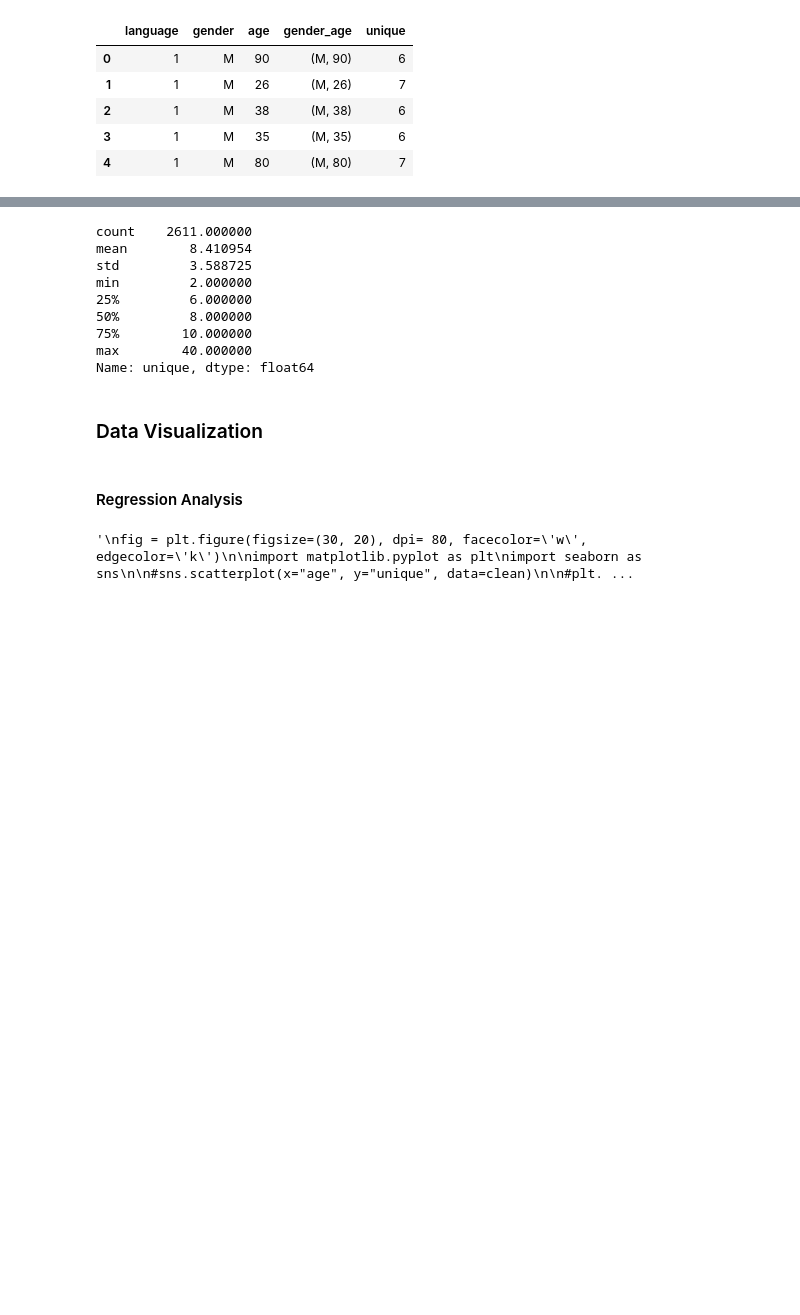
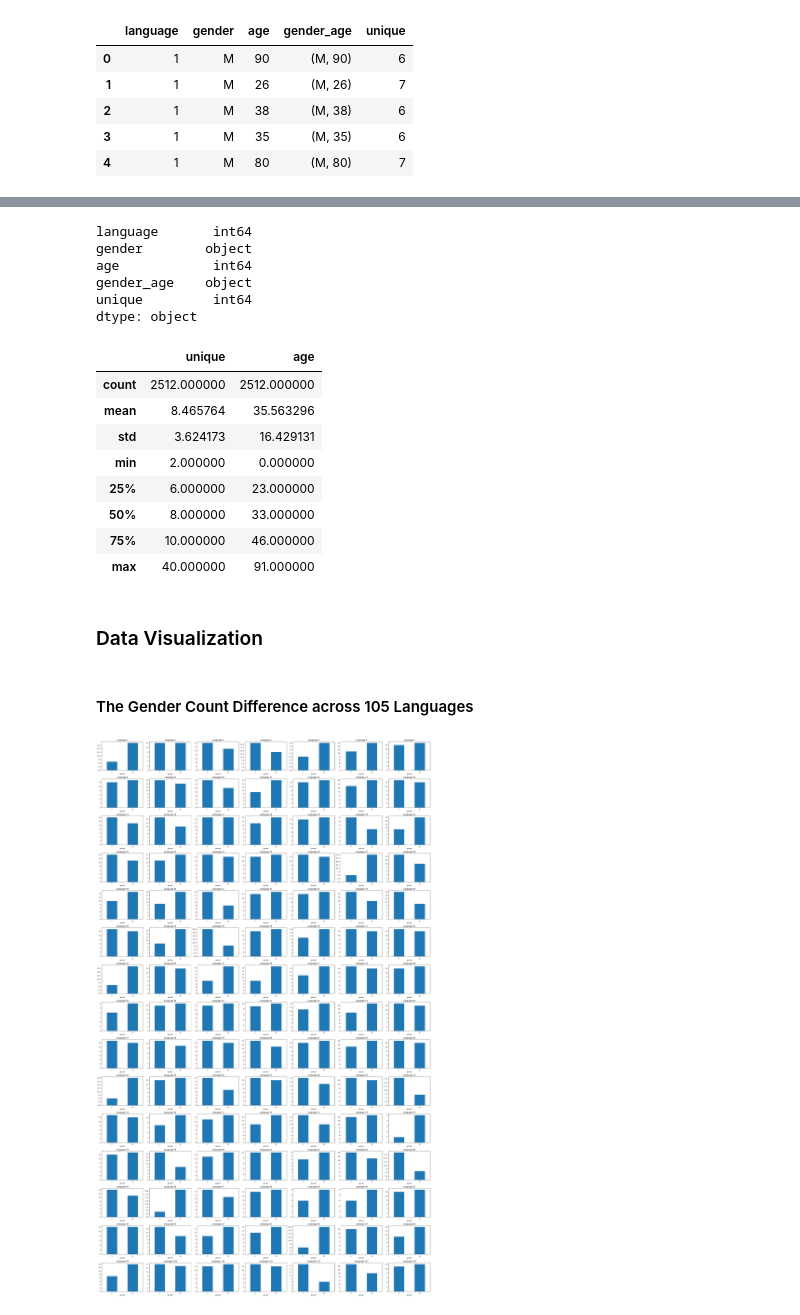
Before and after one commit to afnanrahman/Age-and-Gender-influence-on-colour-naming, a Jupyter notebook: wcs_demo_notebook-condensed.ipynb, the cells around one changed output, grey strips where cells are left out. Drawn from its saved outputs; the diff is of its cells as text; code cells hidden in the pictures; blank space fills up the shorter version.

```diff
--- a/wcs_demo_notebook-condensed.ipynb
+++ b/wcs_demo_notebook-condensed.ipynb
@@ -140,4 +144,4 @@ for val in cleaned_gender_data:
     for s in cleaned_gender_data[val]:
         gender_age.append((cleaned_gender_data[val][s][0][1],cleaned_gender_data[val][s][0][0]))
         gender.append(cleaned_gender_data[val][s][0][1])
-        age.append(cleaned_gender_data[val][s][0][0])
+        age.append(int(cleaned_gender_data[val][s][0][0]))
@@ -158,7 +154,7 @@ speaker_col = []
 nested = [list(v*(s[i],)) for v, i in zip(speaker, range(len(s)))]
 #nested
 # %%
-language = [ item for elem in nested for item in elem]
+language = [ int(item) for elem in nested for item in elem]
 # %%
 len(language)
 # %% [output]
@@ -189,14 +205,23 @@ clean.head(5)
+# %%
+clean.dtypes
+# %% [output]
+language       int64
+gender        object
+age            int64
+gender_age    object
+unique         int64
+dtype: object
 # %%
-clean['unique'].describe()
+clean[['unique', 'age']].describe()
 # %% [output]
-count    2611.000000
-mean        8.410954
-std         3.588725
-min         2.000000
-25%         6.000000
-50%         8.000000
-75%        10.000000
-max        40.000000
-Name: unique, dtype: float64
+|  | unique | age |
+| count | 2512.000000 | 2512.000000 |
+| mean | 8.465764 | 35.563296 |
+| std | 3.624173 | 16.429131 |
+| min | 2.000000 | 0.000000 |
+| 25% | 6.000000 | 23.000000 |
+| 50% | 8.000000 | 33.000000 |
+| 75% | 10.000000 | 46.000000 |
+| max | 40.000000 | 91.000000 |
 # %% [markdown]
 ### Data Visualization
@@ -206,15 +228,18 @@ Name: unique, dtype: float64
-# %% [markdown]
-#### Regression Analysis
-# %%
-'''
-fig = plt.figure(figsize=(30, 20), dpi= 80, facecolor='w', edgecolor='k')
-
-import matplotlib.pyplot as plt
-import seaborn as sns
-
-#sns.scatterplot(x="age", y="unique", data=clean)
-
-#plt.scatter(clean['age'], clean['unique'])
-'''
-# %% [output]
-'\nfig = plt.figure(figsize=(30, 20), dpi= 80, facecolor=\'w\', edgecolor=\'k\')\n\nimport matplotlib.pyplot as plt\nimport seaborn as sns\n\n#sns.scatterplot(x="age", y="unique", data=clean)\n\n#plt. ...
+# %% [markdown]
+#### The Gender Count Difference across 105 Languages
+# %%
+# find how the number of each gender varies across the languages
+
+fig = plt.figure(figsize=(30, 50), dpi= 80, facecolor='w', edgecolor='k')
+
+# Loop over the languages
+for s in range(1,106):
+    lang = clean[clean['language']==s]
+    plt.subplot(15,7,s);
+    plt.title('s'+str(s));
+    lang.groupby('gender').size().plot(kind='bar')
+    plt.tight_layout()
+    # Specify title of the plot by language index
+    plt.title('Language '+str(s));
+# %% [output]
+[figure, added]
```
Also changed, not shown: parts of 11 cells of this notebook.
